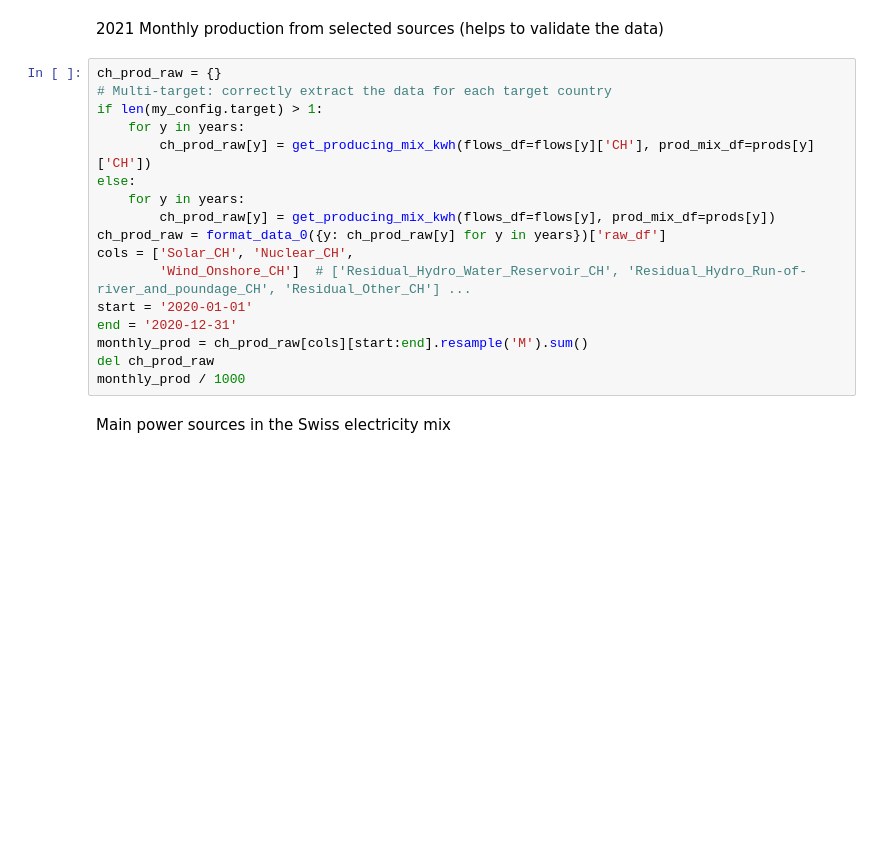
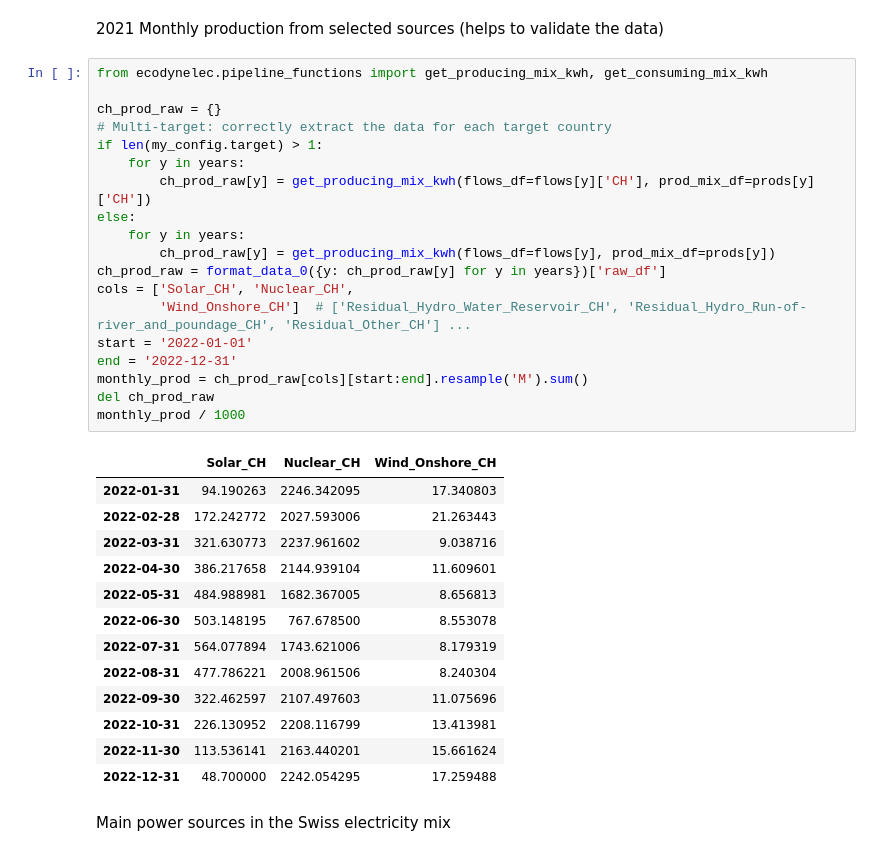
Before and after one commit to LESBAT-HEIG-VD/EcoDynElec, a Jupyter notebook: examples/swiss_mix_analysis.ipynb, the cells around one changed output. Saved outputs shown, nothing was run; the diff lists cells and outputs as text; blank space fills up the shorter version.

```diff
--- a/examples/swiss_mix_analysis.ipynb
+++ b/examples/swiss_mix_analysis.ipynb
@@ -198,22 +170,38 @@ plt.ylabel('Electricity consumption (GWh)');
 # %% [markdown]
 2021 Monthly production from selected sources (helps to validate the data)
 # %%
+from ecodynelec.pipeline_functions import get_producing_mix_kwh, get_consuming_mix_kwh
+
 ch_prod_raw = {}
 # Multi-target: correctly extract the data for each target country
 if len(my_config.target) > 1:
     for y in years:
         ch_prod_raw[y] = get_producing_mix_kwh(flows_df=flows[y]['CH'], prod_mix_df=prods[y]['CH'])
 else:
     for y in years:
         ch_prod_raw[y] = get_producing_mix_kwh(flows_df=flows[y], prod_mix_df=prods[y])
 ch_prod_raw = format_data_0({y: ch_prod_raw[y] for y in years})['raw_df']
 cols = ['Solar_CH', 'Nuclear_CH',
         'Wind_Onshore_CH']  # ['Residual_Hydro_Water_Reservoir_CH', 'Residual_Hydro_Run-of-river_and_poundage_CH', 'Residual_Other_CH'] ...
-start = '2020-01-01'
-end = '2020-12-31'
+start = '2022-01-01'
+end = '2022-12-31'
 monthly_prod = ch_prod_raw[cols][start:end].resample('M').sum()
 del ch_prod_raw
 monthly_prod / 1000
+# %% [output]
+|  | Solar_CH | Nuclear_CH | Wind_Onshore_CH |
+| 2022-01-31 | 94.190263 | 2246.342095 | 17.340803 |
+| 2022-02-28 | 172.242772 | 2027.593006 | 21.263443 |
+| 2022-03-31 | 321.630773 | 2237.961602 | 9.038716 |
+| 2022-04-30 | 386.217658 | 2144.939104 | 11.609601 |
+| 2022-05-31 | 484.988981 | 1682.367005 | 8.656813 |
+| 2022-06-30 | 503.148195 | 767.678500 | 8.553078 |
+| 2022-07-31 | 564.077894 | 1743.621006 | 8.179319 |
+| 2022-08-31 | 477.786221 | 2008.961506 | 8.240304 |
+| 2022-09-30 | 322.462597 | 2107.497603 | 11.075696 |
+| 2022-10-31 | 226.130952 | 2208.116799 | 13.413981 |
+| 2022-11-30 | 113.536141 | 2163.440201 | 15.661624 |
+| 2022-12-31 | 48.700000 | 2242.054295 | 17.259488 |
 # %% [markdown]
 Main power sources in the Swiss electricity mix
 # %%
```
Also changed, not shown: parts of 35 cells of this notebook, 1 other file.
